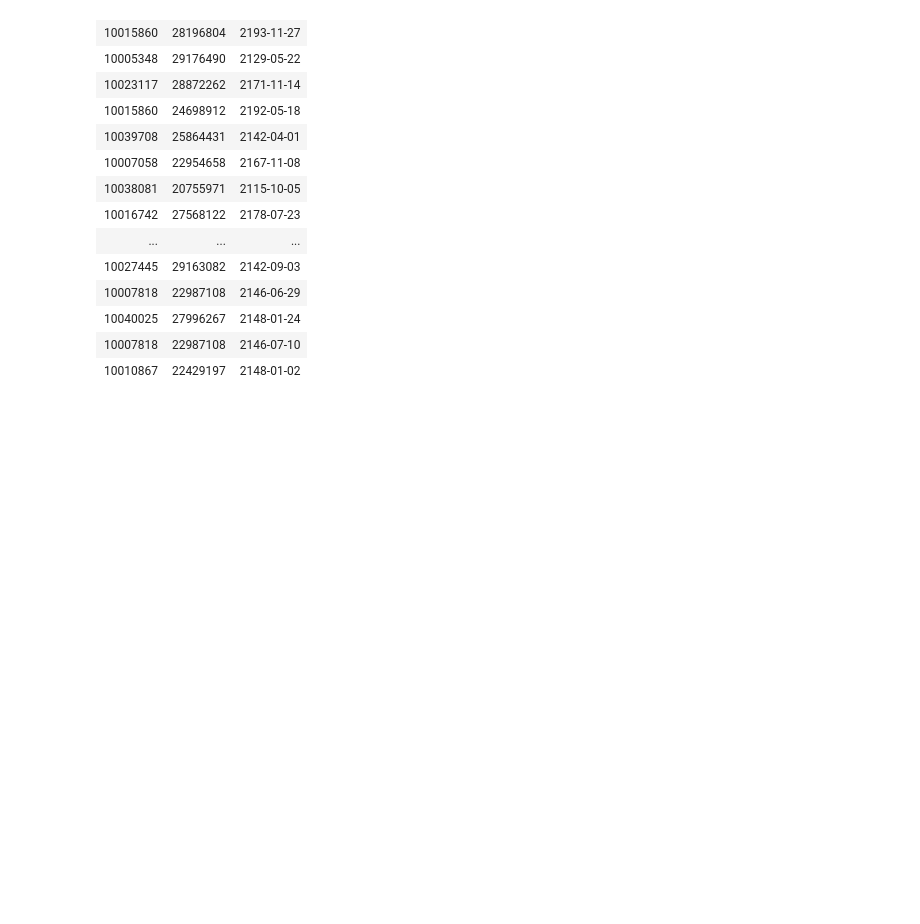
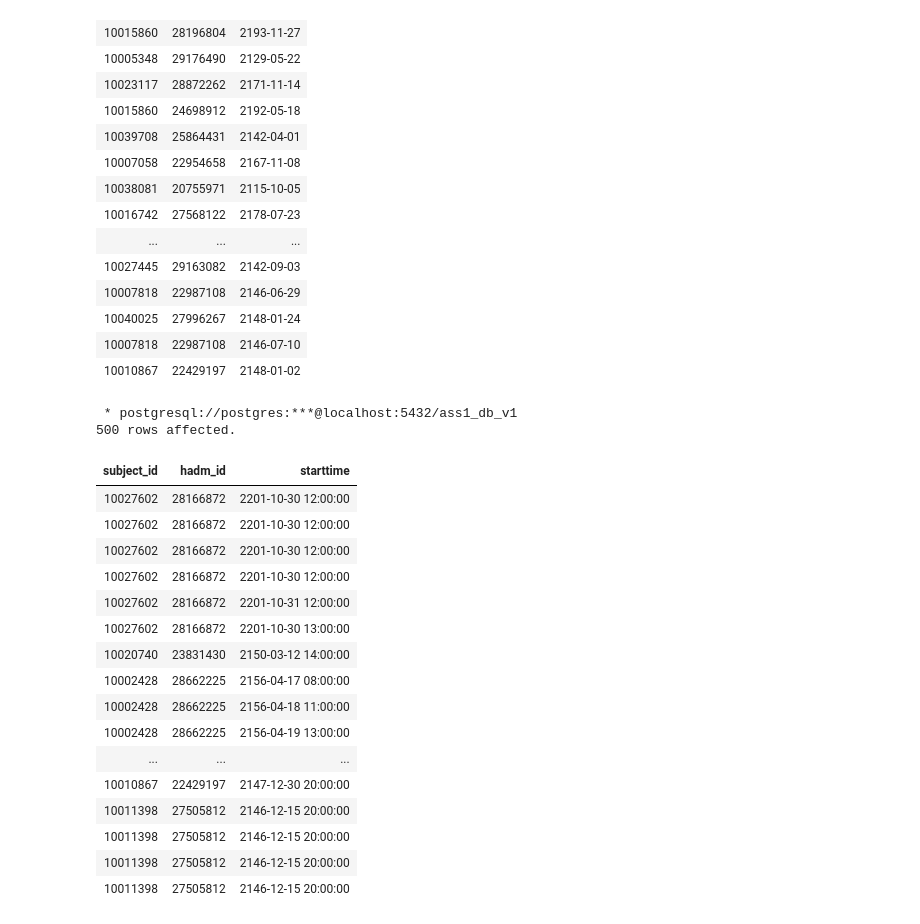
Before and after one commit to sarthak-panda/Sem6, a Jupyter notebook: COL362/Assignments/A1/rough.ipynb, the cells around one changed output. Drawn from its saved outputs; the diff is of its cells as text; code cells hidden in the pictures; blank space fills up the shorter version.

```diff
--- a/COL362/Assignments/A1/rough.ipynb
+++ b/COL362/Assignments/A1/rough.ipynb
@@ -1182,6 +1182,31 @@ group by subject_id,hadm_id,chartdate
 | 10040025 | 27996267 | 2148-01-24 |
 | 10007818 | 22987108 | 2146-07-10 |
 | 10010867 | 22429197 | 2148-01-02 |
+# %%
+%%sql
+select subject_id,hadm_id,starttime
+from hosp.pharmacy
+limit 500
+# %% [output]
+ * postgresql://postgres:***@localhost:5432/ass1_db_v1
+500 rows affected.
+| subject_id | hadm_id | starttime |
+| 10027602 | 28166872 | 2201-10-30 12:00:00 |
+| 10027602 | 28166872 | 2201-10-30 12:00:00 |
+| 10027602 | 28166872 | 2201-10-30 12:00:00 |
+| 10027602 | 28166872 | 2201-10-30 12:00:00 |
+| 10027602 | 28166872 | 2201-10-31 12:00:00 |
+| 10027602 | 28166872 | 2201-10-30 13:00:00 |
+| 10020740 | 23831430 | 2150-03-12 14:00:00 |
+| 10002428 | 28662225 | 2156-04-17 08:00:00 |
+| 10002428 | 28662225 | 2156-04-18 11:00:00 |
+| 10002428 | 28662225 | 2156-04-19 13:00:00 |
+| ... | ... | ... |
+| 10010867 | 22429197 | 2147-12-30 20:00:00 |
+| 10011398 | 27505812 | 2146-12-15 20:00:00 |
+| 10011398 | 27505812 | 2146-12-15 20:00:00 |
+| 10011398 | 27505812 | 2146-12-15 20:00:00 |
+| 10011398 | 27505812 | 2146-12-15 20:00:00 |
 # %%
 %%sql
 select *
```
Also changed, not shown: parts of 1 cell of this notebook.
